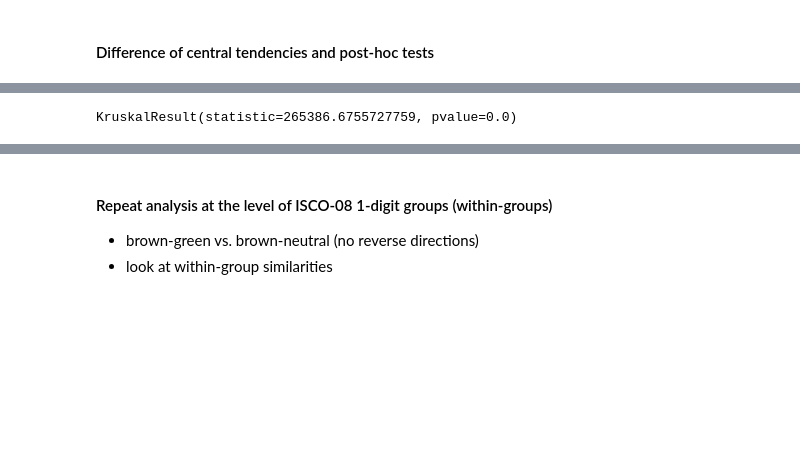
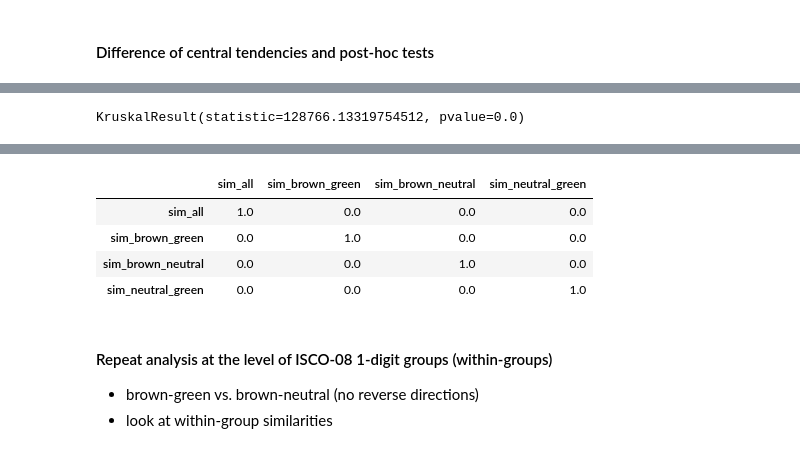
Before and after one commit to derpyninja/rejet, a Jupyter notebook: notebooks/16-fz-reskilling-intensity-analysis.ipynb, the cells around one changed output, grey strips where cells are left out. Cells and saved outputs as stored; diff of their text form; code cells hidden in the pictures; blank space fills up the shorter version.

```diff
--- a/notebooks/16-fz-reskilling-intensity-analysis.ipynb
+++ b/notebooks/16-fz-reskilling-intensity-analysis.ipynb
@@ -471,5 +491,7 @@ Multiple Comparison of Means - Tukey HSD, FWER=0.00
 # %%
 # Kruskall-Wallis H-test
+
+# Appendix
 scipy.stats.kruskal(
     df.sim_brown_green.dropna().values,
     df.sim_green_brown.dropna().values,
@@ -478,8 +500,15 @@ scipy.stats.kruskal(
     df.sim_green_neutral.dropna().values,
     df.sim_neutral_green.dropna().values,
 )
+
+# Main
+scipy.stats.kruskal(
+    df.sim_brown_green.dropna().values,
+    df.sim_brown_neutral.dropna().values,
+    df.sim_neutral_green.dropna().values,
+)
 # %% [output]
-KruskalResult(statistic=265386.6755727759, pvalue=0.0)
+KruskalResult(statistic=128766.13319754512, pvalue=0.0)
 # %%
 import scikit_posthocs as sp
 
@@ -517,6 +547,24 @@ sp.posthoc_dunn(
 | sim_green_neutral | 0.0 | 0.000000e+00 | 0.000000e+00 | 0.000000e+00 | 1.000000 | 0.000000e+00 | ... |
 | sim_neutral_brown | 0.0 | 0.000000e+00 | 1.207432e-11 | 0.000000e+00 | 0.000000 | 1.000000e+00 | ... |
 | sim_neutral_green | 0.0 | 0.000000e+00 | 0.000000e+00 | 0.000000e+00 | 0.529789 | 0.000000e+00 | ... |
+# %%
+delete = ["sim_green_brown", "sim_neutral_brown", "sim_green_neutral"]
+
+df3m = df2.drop(columns=delete).melt(var_name="groups", value_name="values").dropna(subset=["values"])
+
+# Main
+sp.posthoc_dunn(
+    df3m,
+    val_col="values",
+    group_col="groups",
+    p_adjust="bonferroni"
+)
+# %% [output]
+|  | sim_all | sim_brown_green | sim_brown_neutral | sim_neutral_green |
+| sim_all | 1.0 | 0.0 | 0.0 | 0.0 |
+| sim_brown_green | 0.0 | 1.0 | 0.0 | 0.0 |
+| sim_brown_neutral | 0.0 | 0.0 | 1.0 | 0.0 |
+| sim_neutral_green | 0.0 | 0.0 | 0.0 | 1.0 |
 # %% [markdown]
 #### Repeat analysis at the level of ISCO-08 1-digit groups (within-groups)
 - brown-green vs. brown-neutral (no reverse directions)
```
Also changed, not shown: parts of 14 cells of this notebook, 13 other files.
